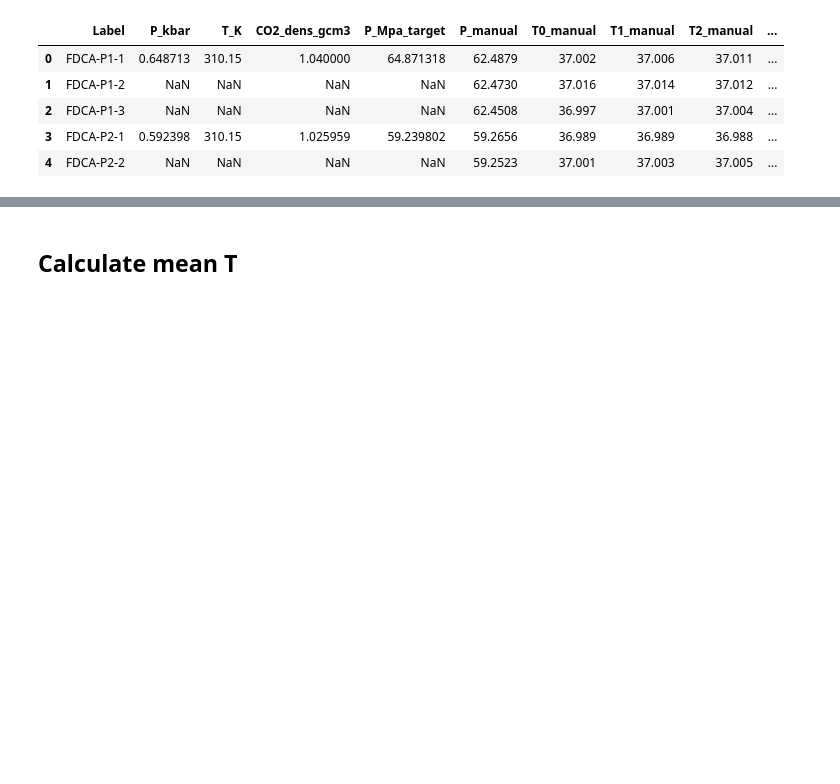
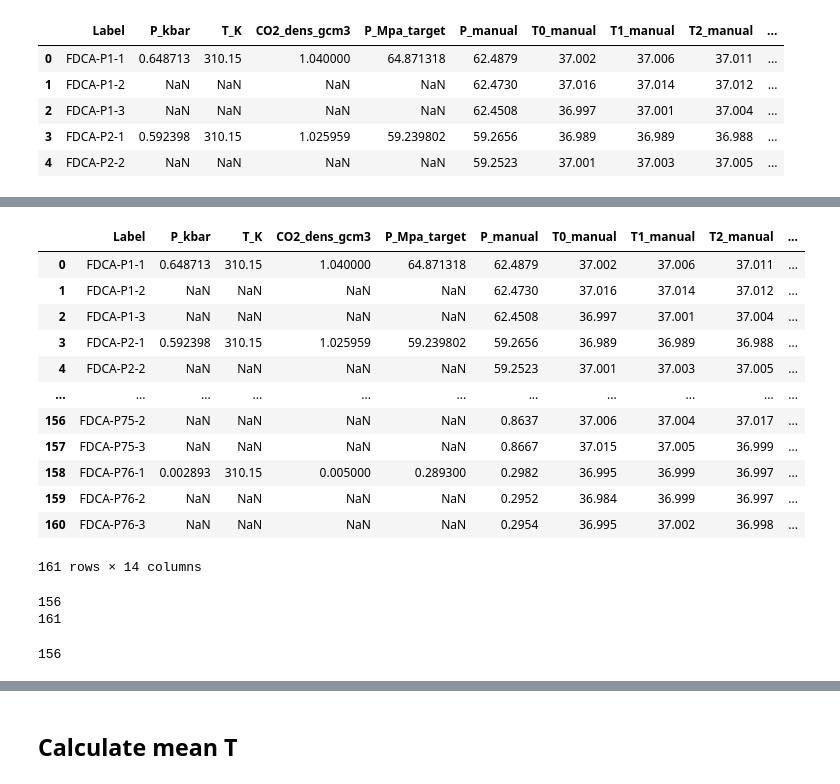
Before and after one commit to PennyWieser/DiadFit, a Jupyter notebook: docs/Cali_line/UCB_4-10-23/notebooks/041023_UCB_calibration_density+plots.ipynb, the cells around one changed output, grey strips where cells are left out. Saved outputs shown, nothing was run; the diff lists cells and outputs as text; code cells hidden in the pictures; blank space fills up the shorter version.

Commit message:
cali data

```diff
--- a/docs/Cali_line/UCB_4-10-23/notebooks/041023_UCB_calibration_density+plots.ipynb
+++ b/docs/Cali_line/UCB_4-10-23/notebooks/041023_UCB_calibration_density+plots.ipynb
@@ -35,7 +35,7 @@ caldata.head()
 | 4 | FDCA-P2-2 | 105.255296 | 105.518233 | 1280.825999 | 4654.776146 | ... |
 5 rows × 63 columns
 # %%
-manualdata=pd.read_excel(r"C:\Users\charl\Documents\Instruments and calibrations\UCB_4-10-23\Experiment_37C_4-10-23.xlsx")
+manualdata=pd.read_excel(r"G:\My Drive\Berkeley_NEW\DiadFit_outer\docs\Cali_line\UCB_4-10-23\Experiment_37C_4-10-23.xlsx")
 manualdata.head()
 # %% [output]
 |  | Label | P_kbar | T_K | CO2_dens_gcm3 | P_Mpa_target | P_manual | T0_manual | T1_manual | T2_manual | ... |
@@ -49,0 +66,26 @@ merged_df.to_clipboard(excel=True)
+# %%
+manualdata
+# %% [output]
+|  | Label | P_kbar | T_K | CO2_dens_gcm3 | P_Mpa_target | P_manual | T0_manual | T1_manual | T2_manual | ... |
+| 0 | FDCA-P1-1 | 0.648713 | 310.15 | 1.040000 | 64.871318 | 62.4879 | 37.002 | 37.006 | 37.011 | ... |
+| 1 | FDCA-P1-2 | NaN | NaN | NaN | NaN | 62.4730 | 37.016 | 37.014 | 37.012 | ... |
+| 2 | FDCA-P1-3 | NaN | NaN | NaN | NaN | 62.4508 | 36.997 | 37.001 | 37.004 | ... |
+| 3 | FDCA-P2-1 | 0.592398 | 310.15 | 1.025959 | 59.239802 | 59.2656 | 36.989 | 36.989 | 36.988 | ... |
+| 4 | FDCA-P2-2 | NaN | NaN | NaN | NaN | 59.2523 | 37.001 | 37.003 | 37.005 | ... |
+| ... | ... | ... | ... | ... | ... | ... | ... | ... | ... | ... |
+| 156 | FDCA-P75-2 | NaN | NaN | NaN | NaN | 0.8637 | 37.006 | 37.004 | 37.017 | ... |
+| 157 | FDCA-P75-3 | NaN | NaN | NaN | NaN | 0.8667 | 37.015 | 37.005 | 36.999 | ... |
+| 158 | FDCA-P76-1 | 0.002893 | 310.15 | 0.005000 | 0.289300 | 0.2982 | 36.995 | 36.999 | 36.997 | ... |
+| 159 | FDCA-P76-2 | NaN | NaN | NaN | NaN | 0.2952 | 36.984 | 36.999 | 36.997 | ... |
+| 160 | FDCA-P76-3 | NaN | NaN | NaN | NaN | 0.2954 | 36.995 | 37.002 | 36.998 | ... |
+161 rows × 14 columns
+# %%
+print(len(caldata))
+print(len(manualdata))
+# %% [output]
+156
+161
+# %%
+len(merged_df)
+# %% [output]
+156
```
Also changed, not shown: parts of 6 cells of this notebook, 31 other files.
